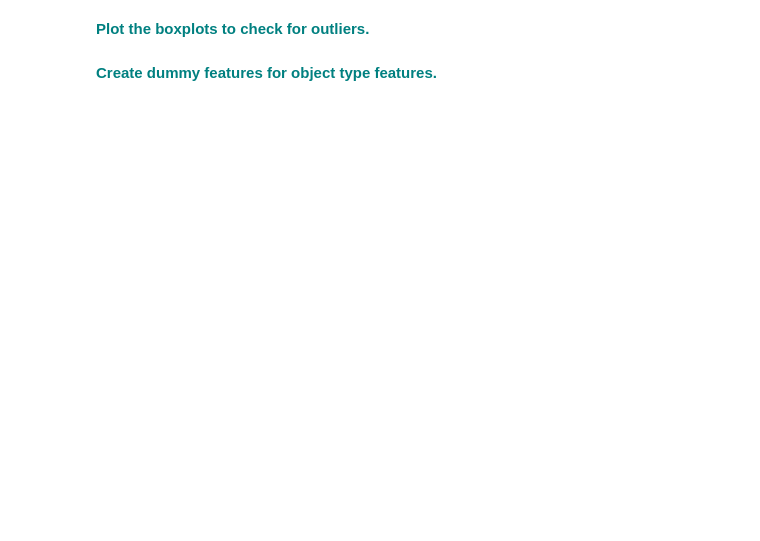
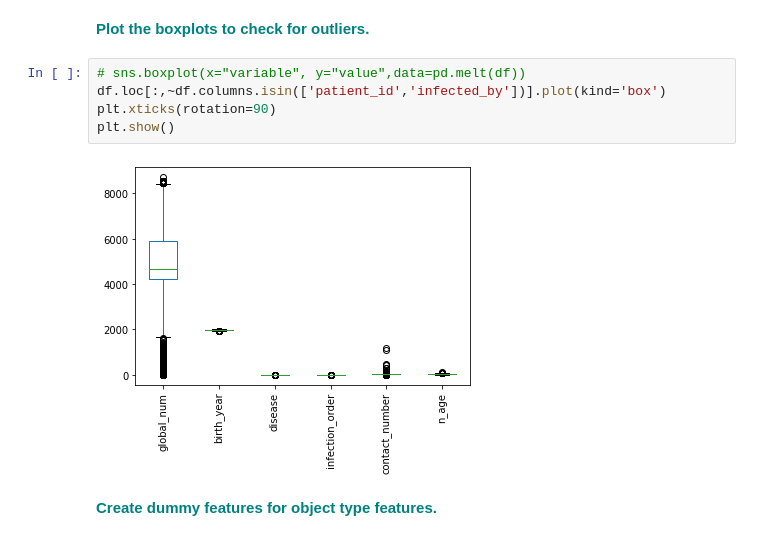
Before and after one commit to BinhKieu82/Springboard_NormProj, a Jupyter notebook: 14.4RandomForest Covid Case Study_06302020/RandomForest_casestudy_covid19.ipynb, the cells around one changed output. Saved outputs shown, nothing was run; the diff lists cells and outputs as text; blank space fills up the shorter version.

```diff
--- a/14.4RandomForest Covid Case Study_06302020/RandomForest_casestudy_covid19.ipynb
+++ b/14.4RandomForest Covid Case Study_06302020/RandomForest_casestudy_covid19.ipynb
@@ -365,4 +365,11 @@ vn
 # %% [markdown]
 **<font color='teal'> Plot the boxplots to check for outliers. </font>**
+# %%
+# sns.boxplot(x="variable", y="value",data=pd.melt(df))
+df.loc[:,~df.columns.isin(['patient_id','infected_by'])].plot(kind='box')
+plt.xticks(rotation=90)
+plt.show()
+# %% [output]
+[figure, added]
 # %% [markdown]
 **<font color='teal'> Create dummy features for object type features. </font>**
```
Also changed, not shown: parts of 28 cells of this notebook.
